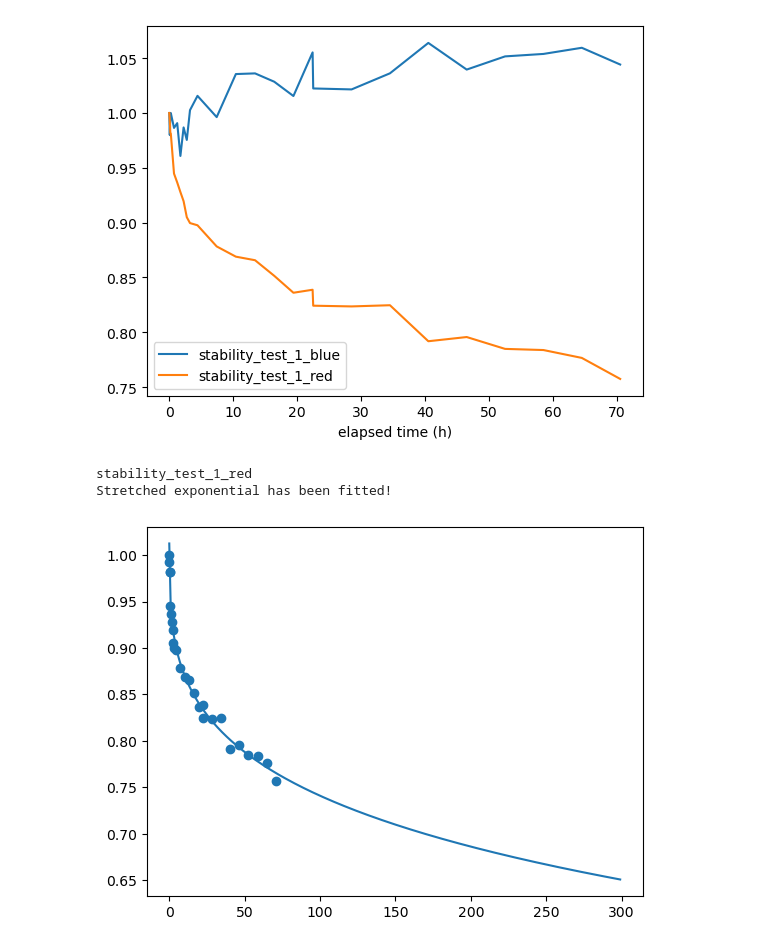
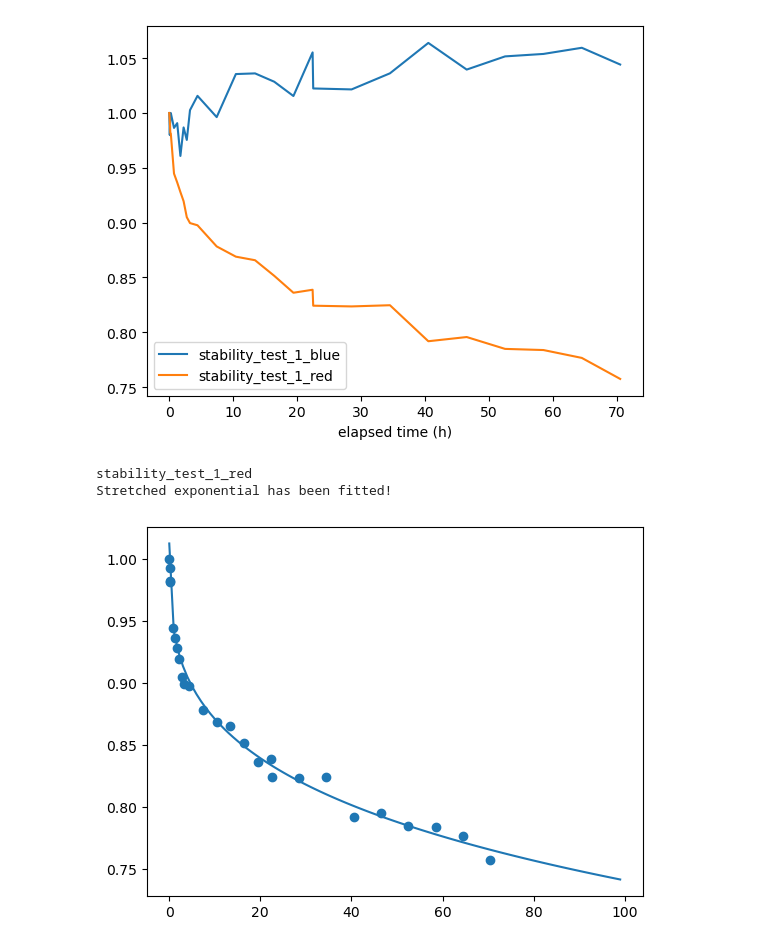
Before and after one commit to ParamveerK/data-science-portfolio, a Jupyter notebook: phd_stability_tests/stability_test.ipynb, the cells around one changed output. Cells and saved outputs as stored; diff of their text form; code cells hidden in the pictures.

Commit message:
adjust time range on fit plot

```diff
--- a/phd_stability_tests/stability_test.ipynb
+++ b/phd_stability_tests/stability_test.ipynb
@@ -33,8 +33,8 @@ test.plot_pl()
 # %% [output]
 [figure]
 # %%
-test.plot_stretched('red',300)
+test.plot_stretched('red',100)
 # %% [output]
 stability_test_1_red
 Stretched exponential has been fitted!
-[figure, old version]
+[figure, new version]
```
